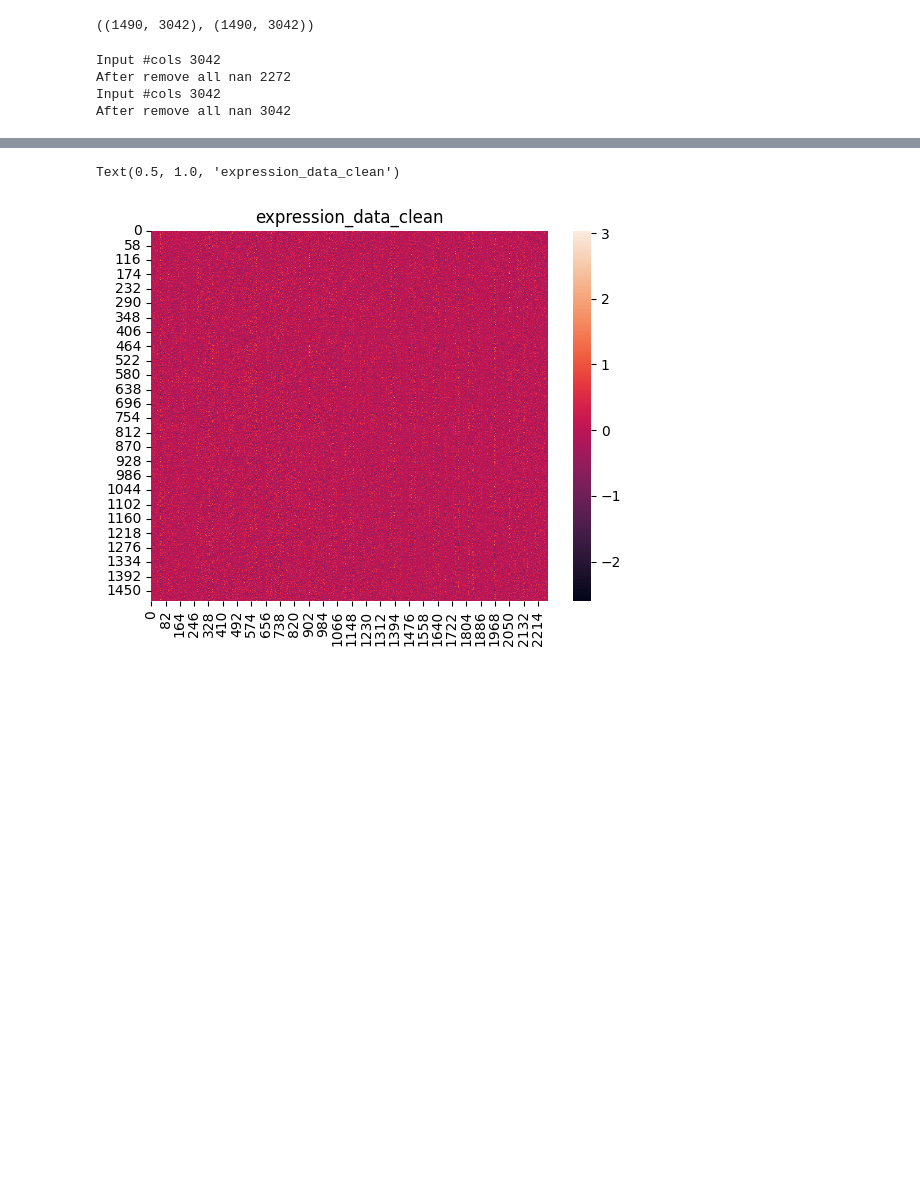
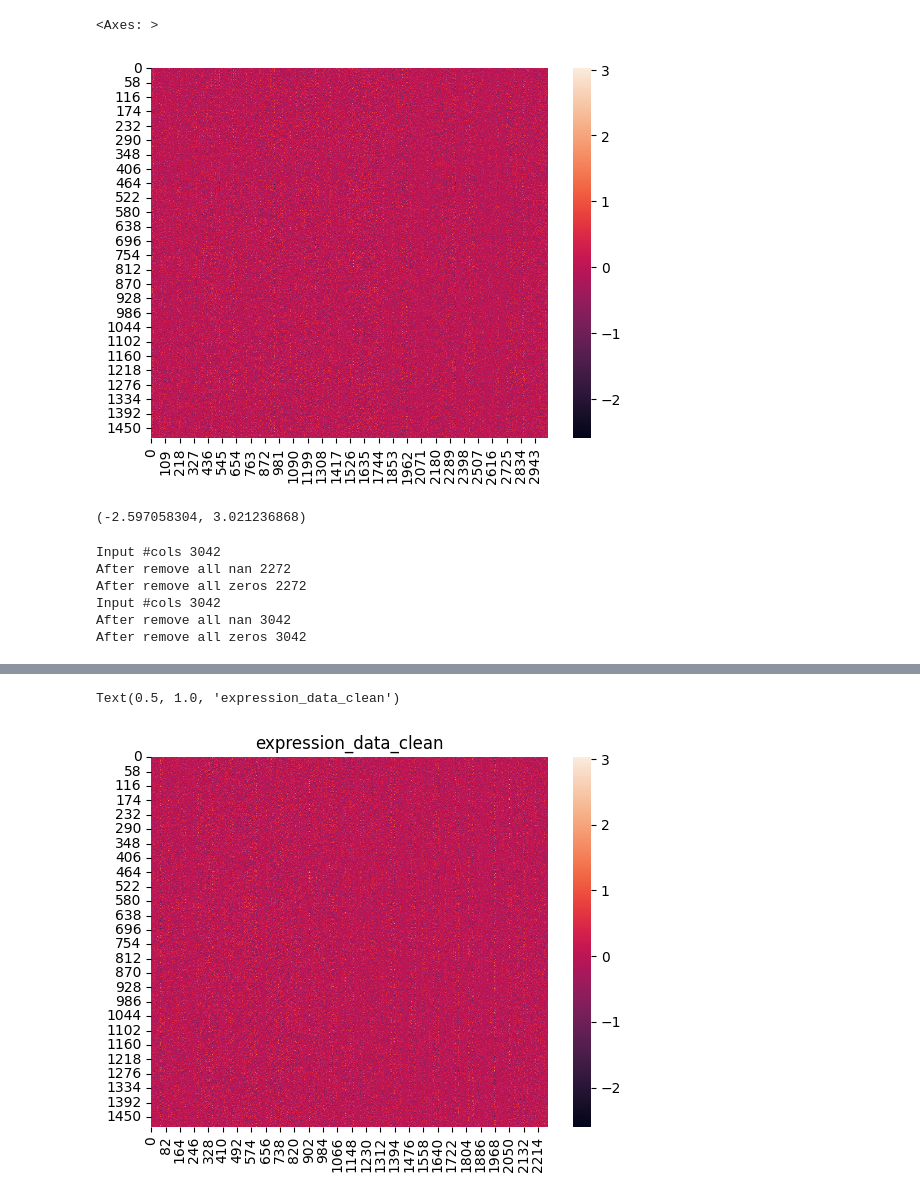
Before and after one commit to congfeng4/SCOIT, a Jupyter notebook: hgnn_ SCoPE2.ipynb, the cells around one changed output, grey strips where cells are left out. Cells and saved outputs as stored; diff of their text form; code cells hidden in the pictures; blank space fills up the shorter version.

```diff
--- a/hgnn_ SCoPE2.ipynb
+++ b/hgnn_ SCoPE2.ipynb
@@ -59 +29,10 @@ sns.heatmap(expression_data)
+# %%
+sns.heatmap(methylation_data)
+# %% [output]
+<Axes: >
+[figure, added]
+# %%
+methylation_data.min(), methylation_data.max()
+# %% [output]
+(-2.597058304, 3.021236868)
 # %%
@@ -66,13 +51,11 @@ def remove_all_nan_columns(data, sigma=1):
     return data
-# %%
-expression_data.shape, methylation_data.shape
-# %% [output]
-((1490, 3042), (1490, 3042))
 # %%
-expression_data_clean = remove_all_nan_columns(expression_data, sigma=10)
-methylation_data_clean = remove_all_nan_columns(methylation_data, sigma=10)
+expression_data_clean = remove_all_nan_columns(expression_data)
+methylation_data_clean = remove_all_nan_columns(methylation_data)
 # %% [output]
 Input #cols 3042
 After remove all nan 2272
+After remove all zeros 2272
 Input #cols 3042
 After remove all nan 3042
+After remove all zeros 3042
```
Also changed, not shown: parts of 24 cells of this notebook, 5 other files.
